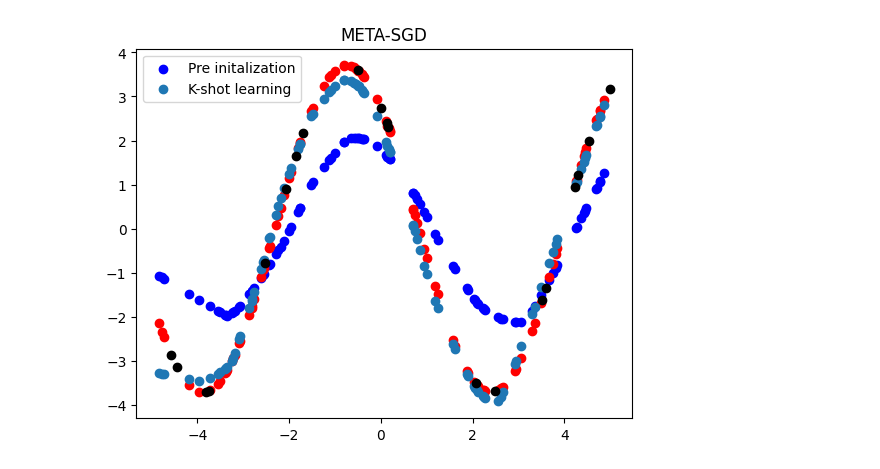
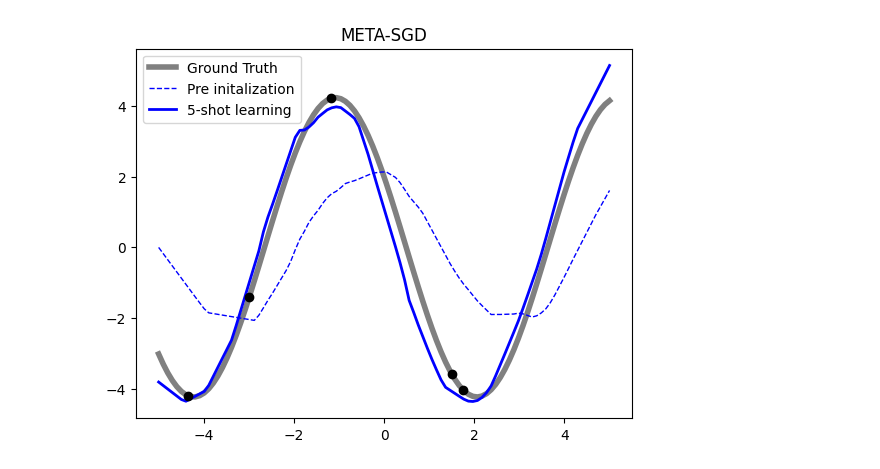
Before and after one commit to Zigolox/Meta-Learning-OptML-Project, a Jupyter notebook: Meta_functions (1).ipynb, the cells around one changed output. Saved outputs shown, nothing was run; the diff lists cells and outputs as text; code cells hidden in the pictures.

```diff
--- a/Meta_functions (1).ipynb
+++ b/Meta_functions (1).ipynb
@@ -46,10 +53,10 @@ WARNING:jax._src.xla_bridge:No GPU/TPU found, falling back to CPU. (Set TF_CPP_M
 # %%
-def multi_batch_loss(model_alpha, batch_loss, batch_of_tasks, inner_step, inner_optim, inner_opt_state) -> Array:
+def multi_batch_loss(model, batch_loss, batch_of_tasks, inner_step, inner_optim, inner_opt_state) -> Array:
     """Compute the loss over all models"""
 
     # get model_i', test_i, test_labels_i for all tasks i:
     batch_train, batch_train_labels, batch_test, batch_test_labels = batch_of_tasks
-    models = eqx.filter_vmap(task_update,in_axes=(None,0,0,None,None,None,None))(model_alpha, batch_train, batch_train_labels, inner_step,inner_optim, inner_opt_state, batch_loss)
+    models = eqx.filter_vmap(inner_step,in_axes=(None,0,0,None,None,None))(model, batch_train, batch_train_labels, batch_loss, inner_optim, inner_opt_state)
     # sum loss_i(model_i', test_i, test_labels_i)
     return eqx.filter_vmap(batch_loss)(models, batch_test, batch_test_labels).sum()
 # %%
@@ -180,14 +175,18 @@ def inner_step_REPTILE(model, train, train_labels, batch_loss, inner_optim, inne
     return model
 # %%
 # function to load data
-def load_batch_of_tasks(nr_train, nr_test, train_key, test_key):
+@partial(eqx.filter_jit)
+def load_batch_of_tasks(nr_train, nr_test, train_key, test_key, test_random=True):
     A = random.uniform(train_key, shape=(1,),minval=0.1, maxval=5.0)
     w = random.uniform(train_key, shape=(1,),minval=0.0, maxval=jnp.pi)
 
     train = random.uniform(train_key,shape=(nr_train,),minval=-5.0, maxval=5.0)
     train_labels = jnp.concatenate(list(map(lambda x: A*jnp.sin(x+w), train)))
 
-    test = random.uniform(test_key,shape=(nr_test,),minval=-5.0, maxval=5.0).sort()
+    if test_random:
+        test = random.uniform(test_key,shape=(nr_test,),minval=-5.0, maxval=5.0).sort()
+    else:
+        test = jnp.linspace(-5, 5, num=nr_test)
     test_labels = jnp.concatenate(list(map(lambda x: A*jnp.sin(x+w), test)))
 
     return train, train_labels, test, test_labels
@@ -213,10 +265,11 @@ def disp_meta_test(expl_model, model, nr_test_train, nr_test, train_key,
 # %%
 epochs = 60000
-nr_train = 20
-nr_test = 10
 meta_batch_size = 4
+n_train = 5  # shot training
+n_test = 10  # shot testing
+n_meta_test = 100  # meta evaluation points
 test_keys = random.split(TEST_KEY, epochs)
-train_keys = random.split(TRAIN_KEY+213, epochs)
+train_keys = random.split(TRAIN_KEY, epochs)
 # %%
 # META SGD
 
@@ -224,9 +277,8 @@ model = eqx.nn.MLP(1,1,40,2,key=MODEL_KEY)
 alpha = copy.deepcopy(eqx.filter(model,eqx.is_array))
 init_const = 0.05  # should be between 0.005 and 0.1
 alpha = tree_map(lambda x: init_const*jnp.ones(shape=x.shape), alpha)
-beta = 0.0001  # outer loop LR, constant
-outer_optim = sgd(beta)
-outer_opt_state = outer_optim.init(eqx.filter(model, eqx.is_array))
+outer_optim = adam(1e-3)
+outer_opt_state = outer_optim.init(eqx.filter((model,alpha), eqx.is_array))
 inner_optim = sgd(1)
 inner_opt_state = inner_optim.init(eqx.filter(model, eqx.is_array))
 
@@ -236,7 +288,7 @@ dynamic_model, static_model = eqx.partition(model, eqx.is_array)
 def scan_fun(carry,i):
     dynamic_model, alpha, outer_opt_state = carry
     train_keys_batch, test_keys_batch = random.split(train_keys[i], meta_batch_size),  random.split(test_keys[i], meta_batch_size)
-    batch_of_tasks = eqx.filter_vmap(load_batch_of_tasks, in_axes=(None, None, 0, 0))(nr_train,nr_test, train_keys_batch, test_keys_batch)
+    batch_of_tasks = eqx.filter_vmap(load_batch_of_tasks, in_axes=(None, None, 0, 0))(n_train, n_test, train_keys_batch, test_keys_batch)
     loss, (model, alpha), outer_opt_state = outer_step_METASGD((eqx.combine(dynamic_model,static_model), alpha), batch_loss, outer_optim, outer_opt_state,
                                                     inner_step_METASGD, batch_of_tasks, inner_optim, inner_opt_state)
     return (eqx.partition(model, eqx.is_array)[0], alpha, outer_opt_state), loss
@@ -245,10 +297,14 @@ carry = (dynamic_model, alpha, outer_opt_state)
 (dynamic_model, alpha, outer_opt_state), losses = lax.scan(scan_fun,carry,jnp.arange(epochs))
 
 model = eqx.combine(dynamic_model,static_model)
-# %%
-disp_meta_test(model,(model, alpha), nr_train, 100, TRAIN_KEY+201, TEST_KEY+201, inner_step_METASGD, inner_optim, inner_opt_state, batch_loss, title="META-SGD")
-# %% [output]
-[figure, removed]
+# %%
+mse, pre_init_plt_metasgd, gt_plt, kshot_plt_metasgd, scatter_points = info_meta_test(model,(model, alpha), n_train, n_meta_test, EX_TRAIN_KEY,
+                                                                      EX_TEST_KEY, inner_step_METASGD, inner_optim, inner_opt_state,
+                                                                      batch_loss)
+disp_meta_test([pre_init_plt_metasgd], gt_plt, [kshot_plt_metasgd], scatter_points, n_train, title="META-SGD")
+#avg_mse(model, (model, alpha), inner_step_METASGD, inner_optim, inner_opt_state, batch_loss, TRAIN_KEY, TEST_KEY)
+# %% [output]
+[figure, added]
 # %%
 # MAML
 
```
Also changed, not shown: parts of 21 cells of this notebook.
